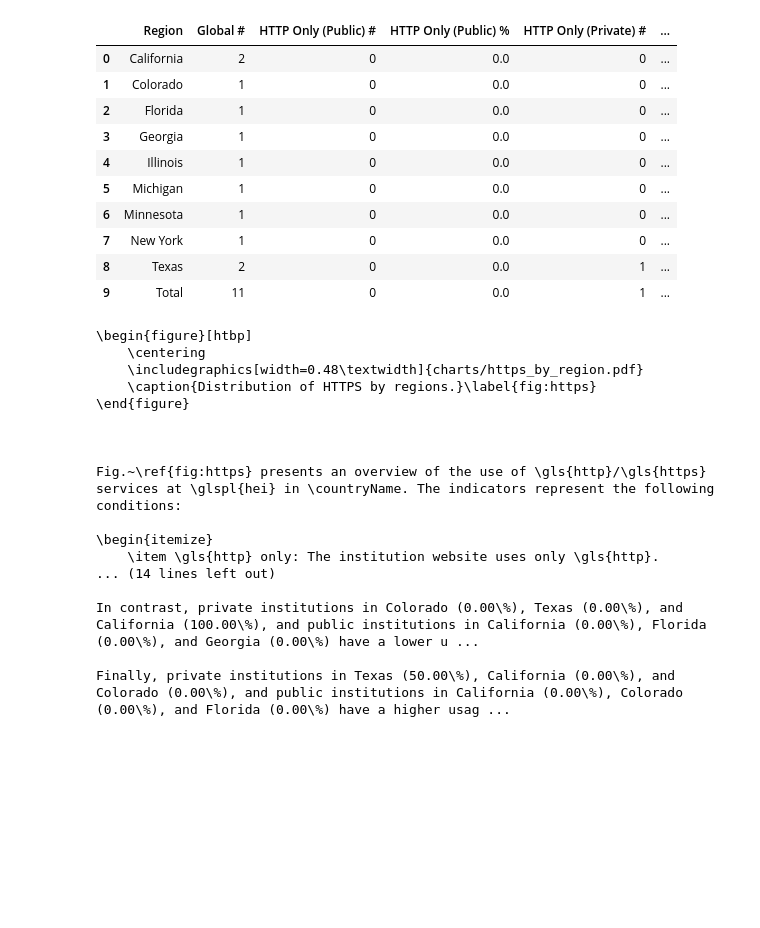
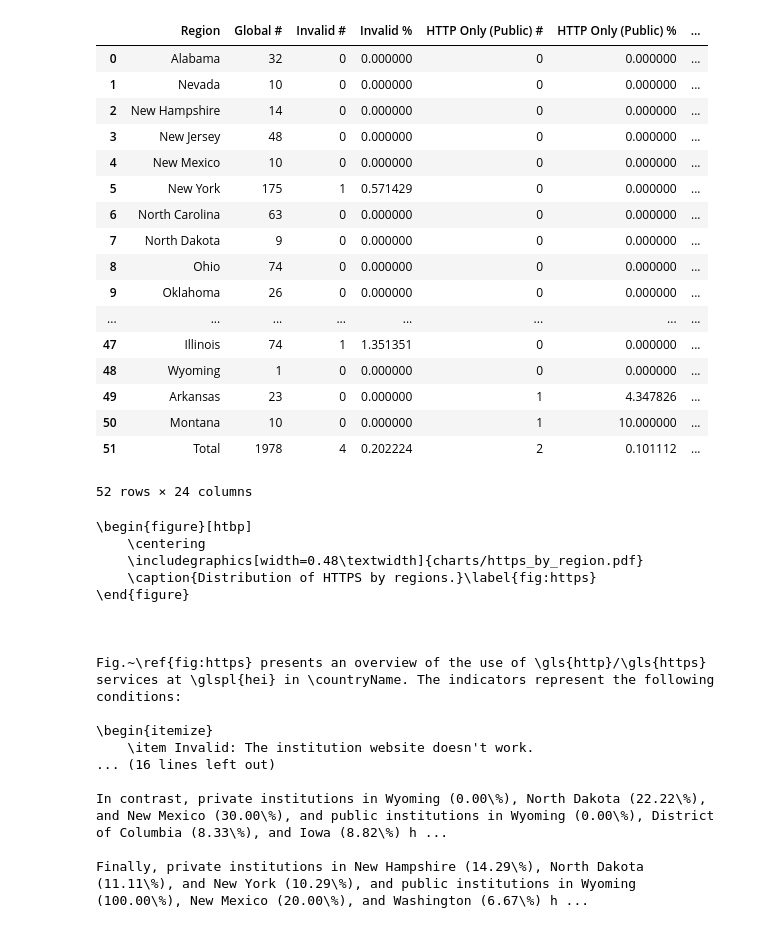
Before and after one commit to jacksonbarreto/WebSecureScout-Analyzer, a Jupyter notebook: analizer/https.ipynb, the cells around one changed output. Saved outputs shown, nothing was run; the diff lists cells and outputs as text; code cells hidden in the pictures; blank space fills up the shorter version.

```diff
--- a/analizer/https.ipynb
+++ b/analizer/https.ipynb
@@ -11,68 +11,92 @@ create_directory_structure()
 source_df = load_data('https_checker')
 # %%
 # sanity dataset
-columns_names = ['has_https', 'forced_redirect_to_https', 'https_redirect_to_same_domain']
+columns_names = ['has_http', 'has_https', 'forced_redirect_to_https', 'https_redirect_to_same_domain', 'only_https']
 for column in columns_names:
     source_df.loc[source_df[column].isna(), column] = False
 # %%
 # Analyze of HEIs with HTTPS by region
 
 # settings
 column_to_sort = 'HTTP Only (Public) %'
 sort_ascending = True
 columns_to_display = [region_column_name, column_name_to_results_global]
 analysis_df = get_records_by_region(source_df)
 
 # create columns
-# Column creation with distribution of records without HTTPS by region
 only_public = 'category == "Public"'
 only_private = 'category == "Private"'
-create_column(source_df=source_df, analysis_dataframe=analysis_df, column_name='HTTP Only (Public)', criteria=f'has_https == False & {only_public}', columns_to_display=columns_to_display)
-create_column(source_df=source_df, analysis_dataframe=analysis_df, column_name='HTTP Only (Private)', criteria=f'has_https == False & {only_private}', columns_to_display=columns_to_display)
 
-# Column creation with distribution of records with HTTP and HTTPS by region
-criteria = 'has_https == True & forced_redirect_to_https == False'
+# Column creation with distribution of records invalid by region
+criteria = 'has_http == False & has_https == False & forced_redirect_to_https == False & https_redirect_to_same_domain == False &  only_https == False'
+create_column(source_df=source_df, analysis_dataframe=analysis_df, column_name='Invalid', criteria=f'{criteria}', columns_to_display=columns_to_display)
+
+# Column creation with distribution of records with only HTTP by region
+criteria = 'has_http == True & has_https == False & forced_redirect_to_https == False & only_https == False'
+create_column(source_df=source_df, analysis_dataframe=analysis_df, column_name='HTTP Only (Public)', criteria=f'{criteria} & {only_public}', columns_to_display=columns_to_display)
+create_column(source_df=source_df, analysis_dataframe=analysis_df, column_name='HTTP Only (Private)', criteria=f'{criteria} & {only_private}', columns_to_display=columns_to_display)
+
+# Column creation with distribution of records with HTTPS without redirect by region
+criteria = 'has_http == True & has_https == True & forced_redirect_to_https == False & only_https == False & https_redirect_to_same_domain == False'
 create_column(source_df=source_df, analysis_dataframe=analysis_df, column_name='HTTP and HTTPS (Public)', criteria=f'{criteria} & {only_public}', columns_to_display=columns_to_display)
 create_column(source_df=source_df, analysis_dataframe=analysis_df, column_name='HTTP and HTTPS (Private)', criteria=f'{criteria} & {only_private}', columns_to_display=columns_to_display)
 
 # Column creation with distribution of records with forced redirect to HTTPS (same domain) by region
-criteria = 'has_https == True & forced_redirect_to_https == True & https_redirect_to_same_domain == True'
+criteria = 'has_http == True & has_https == True & forced_redirect_to_https == True & https_redirect_to_same_domain == True'
 create_column(source_df=source_df, analysis_dataframe=analysis_df, column_name='HTTP to HTTPS (Same Domain) (Public)', criteria=f'{criteria} & {only_public}', columns_to_display=columns_to_display)
 create_column(source_df=source_df, analysis_dataframe=analysis_df, column_name='HTTP to HTTPS (Same Domain) (Private)', criteria=f'{criteria} & {only_private}', columns_to_display=columns_to_display)
 
 # Column creation with distribution of records with forced redirect to HTTPS (other domain) by region
-criteria = 'has_https == True & forced_redirect_to_https == True & https_redirect_to_same_domain == False'
+criteria = 'has_http == True & has_https == True & forced_redirect_to_https == True & https_redirect_to_same_domain == False'
 create_column(source_df=source_df, analysis_dataframe=analysis_df, column_name='HTTP to HTTPS (Other Domain) (Public)', criteria=f'{criteria} & {only_public}', columns_to_display=columns_to_display)
 create_column(source_df=source_df, analysis_dataframe=analysis_df, column_name='HTTP to HTTPS (Other Domain) (Private)', criteria=f'{criteria} & {only_private}', columns_to_display=columns_to_display)
+
+# Column creation with distribution of records with only HTTPS by region
+criteria = 'has_http == False & has_https == True & only_https == True'
+create_column(source_df=source_df, analysis_dataframe=analysis_df, column_name='HTTPS Only (Public)', criteria=f'{criteria} & {only_public}', columns_to_display=columns_to_display)
+create_column(source_df=source_df, analysis_dataframe=analysis_df, column_name='HTTPS Only (Private)', criteria=f'{criteria} & {only_private}', columns_to_display=columns_to_display)
+
+
 
 # Finalize dataframe
 analysis_df = finalize_dataframe(dataframe=analysis_df, column_to_sort=column_to_sort, ascending=sort_ascending, columns_to_display=columns_to_display)
 display(analysis_df)
 
 # save to csv
 save_table(analysis_df, category=category, table_name=table_name)
 # %% [output]
-|  | Region | Global # | HTTP Only (Public) # | HTTP Only (Public) % | HTTP Only (Private) # | ... |
-| 0 | California | 2 | 0 | 0.0 | 0 | ... |
-| 1 | Colorado | 1 | 0 | 0.0 | 0 | ... |
-| 2 | Florida | 1 | 0 | 0.0 | 0 | ... |
-| 3 | Georgia | 1 | 0 | 0.0 | 0 | ... |
-| 4 | Illinois | 1 | 0 | 0.0 | 0 | ... |
-| 5 | Michigan | 1 | 0 | 0.0 | 0 | ... |
-| 6 | Minnesota | 1 | 0 | 0.0 | 0 | ... |
-| 7 | New York | 1 | 0 | 0.0 | 0 | ... |
-| 8 | Texas | 2 | 0 | 0.0 | 1 | ... |
-| 9 | Total | 11 | 0 | 0.0 | 1 | ... |
+|  | Region | Global # | Invalid # | Invalid % | HTTP Only (Public) # | HTTP Only (Public) % | ... |
+| 0 | Alabama | 32 | 0 | 0.000000 | 0 | 0.000000 | ... |
+| 1 | Nevada | 10 | 0 | 0.000000 | 0 | 0.000000 | ... |
+| 2 | New Hampshire | 14 | 0 | 0.000000 | 0 | 0.000000 | ... |
+| 3 | New Jersey | 48 | 0 | 0.000000 | 0 | 0.000000 | ... |
+| 4 | New Mexico | 10 | 0 | 0.000000 | 0 | 0.000000 | ... |
+| 5 | New York | 175 | 1 | 0.571429 | 0 | 0.000000 | ... |
+| 6 | North Carolina | 63 | 0 | 0.000000 | 0 | 0.000000 | ... |
+| 7 | North Dakota | 9 | 0 | 0.000000 | 0 | 0.000000 | ... |
+| 8 | Ohio | 74 | 0 | 0.000000 | 0 | 0.000000 | ... |
+| 9 | Oklahoma | 26 | 0 | 0.000000 | 0 | 0.000000 | ... |
+| ... | ... | ... | ... | ... | ... | ... | ... |
+| 47 | Illinois | 74 | 1 | 1.351351 | 0 | 0.000000 | ... |
+| 48 | Wyoming | 1 | 0 | 0.000000 | 0 | 0.000000 | ... |
+| 49 | Arkansas | 23 | 0 | 0.000000 | 1 | 4.347826 | ... |
+| 50 | Montana | 10 | 0 | 0.000000 | 1 | 10.000000 | ... |
+| 51 | Total | 1978 | 4 | 0.202224 | 2 | 0.101112 | ... |
+52 rows × 24 columns
 # %%
 # Report in latex
 report_results = get_extreme_values(analysis_df)
 
+hei_public_invalid = format(report_results.get("Total").get("Invalid %"), ".2f")
+
 hei_public_only_http = format(report_results.get("Total").get("HTTP Only (Public) %"), ".2f")
+hei_public_only_https = format(report_results.get("Total").get("HTTPS Only (Public) %"), ".2f")
 hei_public_http_and_https = format(report_results.get("Total").get("HTTP and HTTPS (Public) %"), ".2f")
 hei_public_redirect_same = format(report_results.get("Total").get("HTTP to HTTPS (Same Domain) (Public) %"), ".2f")
 hei_public_redirect_other = format(report_results.get("Total").get("HTTP to HTTPS (Other Domain) (Public) %"), ".2f")
 
 hei_private_only_http = format(report_results.get("Total").get("HTTP Only (Private) %"), ".2f")
+hei_private_only_https = format(report_results.get("Total").get("HTTPS Only (Private) %"), ".2f")
 hei_private_http_and_https = format(report_results.get("Total").get("HTTP and HTTPS (Private) %"), ".2f")
 hei_private_redirect_same = format(report_results.get("Total").get("HTTP to HTTPS (Same Domain) (Private) %"), ".2f")
 hei_private_redirect_other = format(report_results.get("Total").get("HTTP to HTTPS (Other Domain) (Private) %"), ".2f")
@@ -90,16 +114,18 @@ report += f"""
 Fig.~\\ref{{fig:https}} presents an overview of the use of \gls{{http}}/\gls{{https}} services at \glspl{{hei}} in \countryName. The indicators represent the following conditions:
 
 \\begin{{itemize}}
+    \item Invalid: The institution website doesn't work.
     \item \gls{{http}} only: The institution website uses only \gls{{http}}.
     \item \gls{{http}} {{\&}} \gls{{https}}: The institution offers both protocols but does not have any redirection to force the use of \gls{{https}}. All institutions in this category have a valid certificate.
     \item  \gls{{http}} to \gls{{https}} (other): Institution website that redirects the user to a secure page outside the main domain. All institutions in this category have a valid certificate.
     \item \gls{{http}} to \gls{{https}} (same): Institutions website that redirects the user to a secure page within the main domain, thus ensuring data protection. All institutions in this category have a valid certificate.
+    \item \gls{{http}} only: The institution website uses only \gls{{http}}.
 \end{{itemize}}\n\n"""
 
 report += f"""
 According to the data, {hei_public_only_http}\% of the public institutions analyzed have not implemented \gls{{https}} on their websites, while {hei_private_only_http}\% of the private institutions analyzed also dont use \gls{{https}}.
 
-On a positive note, {hei_public_redirect_same}\% of the public institutions analyzed have implemented forced redirect to same domain, and {hei_public_redirect_other}\% to other domain. While {hei_private_redirect_same}\% of the private institutions have implemented forced redirect to same domain, and {hei_private_redirect_other}\% to other domain.
+On a positive note, {hei_public_redirect_same}\% of the public institutions analyzed have implemented forced redirect to same domain, and {hei_public_redirect_other}\% to other domain. While {hei_private_redirect_same}\% of the private institutions have implemented forced redirect to same domain, and {hei_private_redirect_other}\% to other domain. And {hei_public_only_https}\% of the public institutions, and {hei_private_only_https}\% of the private institutions have implemented only \gls{{https}} on their websites, ensuring data protection.
 
 However, {hei_public_http_and_https}\% of the public institutions, and {hei_private_http_and_https}\% of the private institutions keeps both protocols active, allowing the user to access the website through the \gls{{http}} protocol.\n\n"""
 
@@ -125,9 +151,9 @@ save_report(report=report, category=category, report_name=report_name)
 Fig.~\ref{fig:https} presents an overview of the use of \gls{http}/\gls{https} services at \glspl{hei} in \countryName. The indicators represent the following conditions:
 
 \begin{itemize}
-    \item \gls{http} only: The institution website uses only \gls{http}.
-... (14 lines left out)
+    \item Invalid: The institution website doesn't work.
+... (16 lines left out)
 
-In contrast, private institutions in Colorado (0.00\%), Texas (0.00\%), and California (100.00\%), and public institutions in California (0.00\%), Florida (0.00\%), and Georgia (0.00\%) have a lower u ...
+In contrast, private institutions in Wyoming (0.00\%), North Dakota (22.22\%), and New Mexico (30.00\%), and public institutions in Wyoming (0.00\%), District of Columbia (8.33\%), and Iowa (8.82\%) h ...
 
-Finally, private institutions in Texas (50.00\%), California (0.00\%), and Colorado (0.00\%), and public institutions in California (0.00\%), Colorado (0.00\%), and Florida (0.00\%) have a higher usag ...
+Finally, private institutions in New Hampshire (14.29\%), North Dakota (11.11\%), and New York (10.29\%), and public institutions in Wyoming (100.00\%), New Mexico (20.00\%), and Washington (6.67\%) h ...
```
